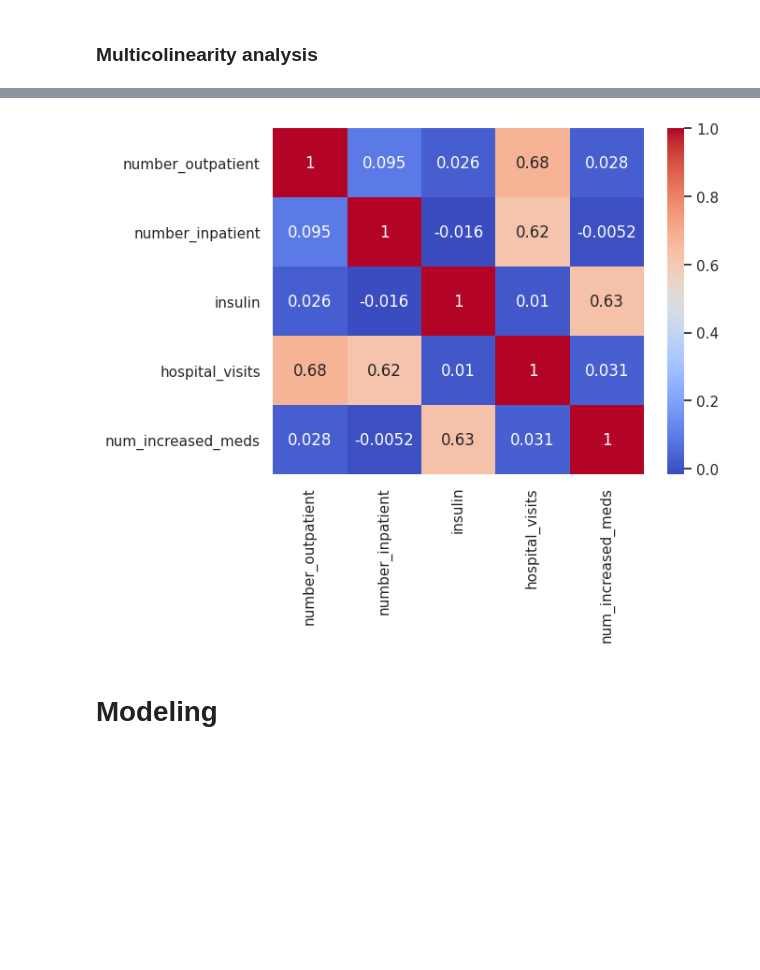
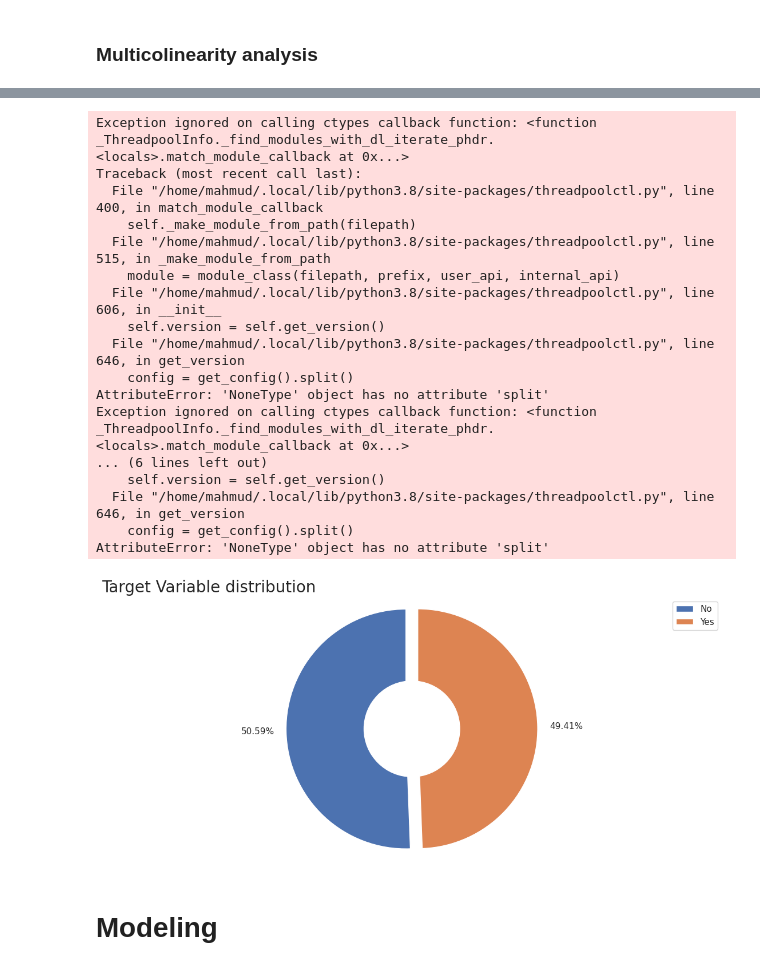
Before and after one commit to AliMO77/DMAKD, a Jupyter notebook: Diabetes.ipynb, the cells around one changed output, grey strips where cells are left out. Saved outputs shown, nothing was run; the diff lists cells and outputs as text; code cells hidden in the pictures; blank space fills up the shorter version.

Commit message:
last

```diff
--- a/Diabetes.ipynb
+++ b/Diabetes.ipynb
@@ -813,5 +797,0 @@ corrs = correlation_matrix.loc[cols,cols]
-# %%
-sns.heatmap(corrs, annot=True, cmap="coolwarm")
-plt.show()
-# %% [output]
-[figure, removed]
@@ -818,3 +813,58 @@ plt.show()
+# %%
+
+X = data.drop('readmitted',axis = 1)
+y = data['readmitted']
+
+
+# upsampling
+sm = SMOTE(random_state=20)
+ros = RandomOverSampler(sampling_strategy='minority')
+adasyn = ADASYN(random_state=42)
+
+
+X, y = adasyn.fit_resample(X, y)
+
+X_train, X_test, y_train, y_test = train_test_split(X, y, test_size=0.3, random_state=43)
+
+
+#X_train, y_train = adasyn.fit_resample(X_train, y_train)
+
+
+# create an instance of the StandardScaler class
+scaler = StandardScaler()
+
+X_train_scaled  = scaler.fit_transform(X_train)
+X_test_scaled  = scaler.transform(X_test)
+
+# Create a new DataFrame with the scaled data
+X_train = pd.DataFrame(X_train_scaled, columns=X_train.columns)
+X_test = pd.DataFrame(X_test_scaled, columns=X_train.columns)
+
+#### plot target variable
+values = y_train.value_counts().tolist()
+legend = ['No','Yes']
+labels = [ str(round((value / len(y_train) * 100),2))+'%' for value in values]
+df = pd.DataFrame({'Values' :values, 'labels' :labels })
+pie_chart_plotter(df ,'labels', 'Values','Target Variable distribution',labels,legend)
+# %% [output]
+Exception ignored on calling ctypes callback function: <function _ThreadpoolInfo._find_modules_with_dl_iterate_phdr.<locals>.match_module_callback at 0x...>
+Traceback (most recent call last):
+  File "/home/mahmud/.local/lib/python3.8/site-packages/threadpoolctl.py", line 400, in match_module_callback
+    self._make_module_from_path(filepath)
+  File "/home/mahmud/.local/lib/python3.8/site-packages/threadpoolctl.py", line 515, in _make_module_from_path
+    module = module_class(filepath, prefix, user_api, internal_api)
+  File "/home/mahmud/.local/lib/python3.8/site-packages/threadpoolctl.py", line 606, in __init__
+    self.version = self.get_version()
+  File "/home/mahmud/.local/lib/python3.8/site-packages/threadpoolctl.py", line 646, in get_version
+    config = get_config().split()
+AttributeError: 'NoneType' object has no attribute 'split'
+Exception ignored on calling ctypes callback function: <function _ThreadpoolInfo._find_modules_with_dl_iterate_phdr.<locals>.match_module_callback at 0x...>
+... (6 lines left out)
+    self.version = self.get_version()
+  File "/home/mahmud/.local/lib/python3.8/site-packages/threadpoolctl.py", line 646, in get_version
+    config = get_config().split()
+AttributeError: 'NoneType' object has no attribute 'split'
+[figure, added]
 # %% [markdown]
 # Modeling
 # %% [markdown]
```
Also changed, not shown: parts of 21 cells of this notebook, 1 other file.
